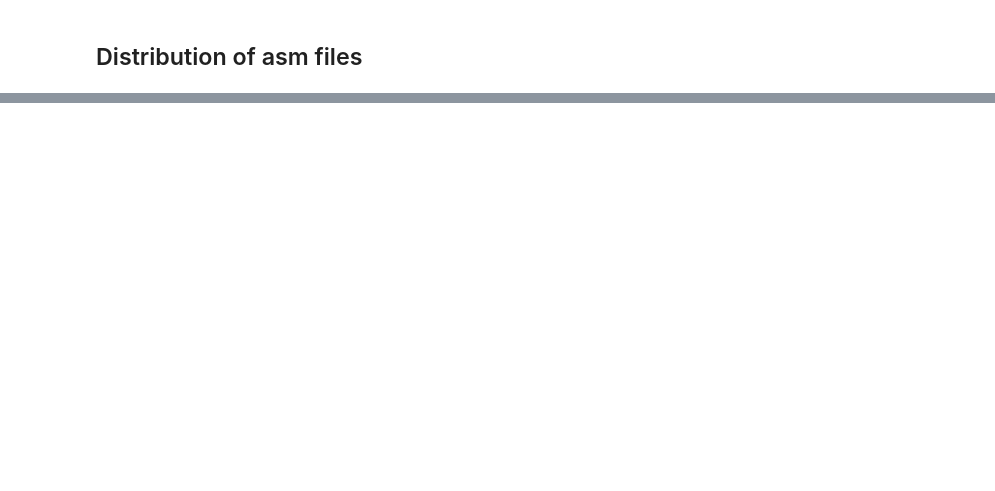
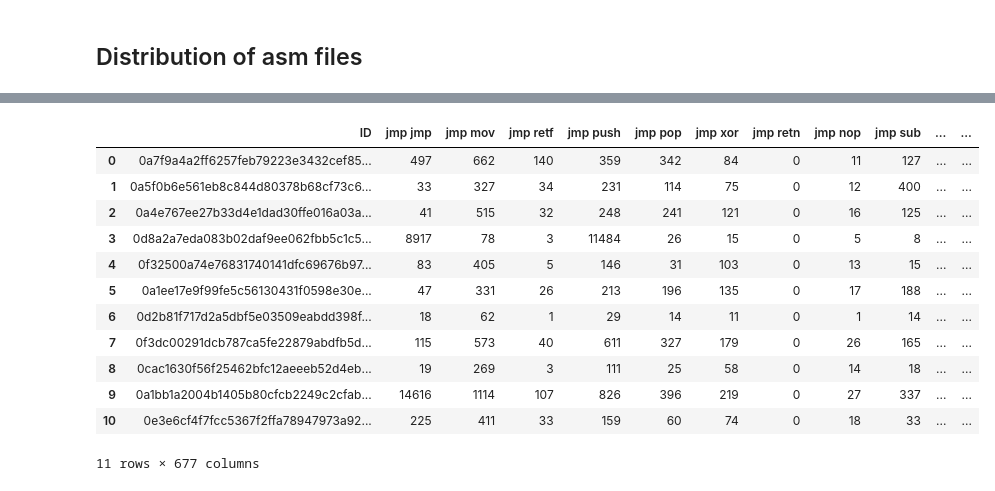
Before and after one commit to therawbit/Major-Project, a Jupyter notebook: Malware_Classification.ipynb, the cells around one changed output, grey strips where cells are left out. Drawn from its saved outputs; the diff is of its cells as text; code cells hidden in the pictures; blank space fills up the shorter version.

Commit message:
bigram and trigram feature extraction completed

```diff
--- a/Malware_Classification.ipynb
+++ b/Malware_Classification.ipynb
@@ -221,0 +305,10 @@ NameError: name 'normalize' is not defined
+# %%
+def calculate_bigram(bigram_tokens):
+    sentence=""
+    vocabulary_list_for_byte_bigrams=[]
+    for i in tqdm(range(len(bigram_tokens))):
+        for j in range(len(bigram_tokens)):
+            bigram=bigram_tokens[i]+" "+bigram_tokens[j]
+            sentence=sentence+bigram+","
+            vocabulary_list_for_byte_bigrams.append(bigram)
+    return vocabulary_list_for_byte_bigrams
@@ -221,0 +395,70 @@ NameError: name 'normalize' is not defined
+# %%
+vectorizer_opcode = CountVectorizer(
+    tokenizer=lambda x: x.split(),
+    lowercase=False,
+    ngram_range=(2, 2),
+    vocabulary=opcodes_asm__bigram_vocabulary,
+)  # Noting, without "tokenizer=lambda x: x.split()", "??" would not get vectorized correctly
+
+file_list_opcode = os.listdir(root_path + "opcodes_asm_files")
+
+opcode_features = vectorizer_opcode.get_feature_names_out()
+opcode_features=np.insert(opcode_features,0,'ID')
+
+opcodes_asm_bigram_df = pd.DataFrame(columns=opcode_features)
+
+with open(
+    root_path + "featurization/opcodes_asm_bigram_df.csv", mode="w"
+) as opcodes_asm_bigram_df:
+
+    opcodes_asm_bigram_df.write(",".join(map(str, opcode_features)))
+
+    opcodes_asm_bigram_df.write("\n")
+
+    for _, this_asm_file in tqdm(enumerate(file_list_opcode)):
+
+        this_file_id = this_asm_file.split("_")[0]  # ID of each this_asm_file
+
+        this_asm_file = open(root_path + "opcodes_asm_files/" + this_asm_file)
+
+        corpus_opcodes_from_this_asm_file = [
+            this_asm_file.read().replace("\n", " ").lower()
+        ]  # Variable to hold all opcodes for a given this_asm_file
+
+        bigrams_opcodes_asm = vectorizer_opcode.transform(
+            corpus_opcodes_from_this_asm_file
+        )  # Returning a sparse vector holding all bigram counts from corpus_opcodes_from_this_asm_file
+
+        # Update each row of the dataframe with the bigram counts of the respective this_asm_file
+        # And return a dense ndarray representation of this matrix. Because,
+        # CountVectorizer produces a sparse representation of the counts using scipy.sparse.csr_matrix
+        row = scipy.sparse.csr_matrix(bigrams_opcodes_asm).toarray()
+
+        opcodes_asm_bigram_df.write(
+            ",".join(map(str, [this_file_id] + list(row[0])))
+        )  # Write a single row in the CSV this_asm_file
+
+        opcodes_asm_bigram_df.write("\n")
+
+        this_asm_file.close()
+
+
+opcodes_asm_bigram_df = pd.read_csv(
+    root_path + "featurization/opcodes_asm_bigram_df.csv"
+)
+
+opcodes_asm_bigram_df
+# %% [output]
+|  | ID | jmp jmp | jmp mov | jmp retf | jmp push | jmp pop | jmp xor | jmp retn | jmp nop | jmp sub | ... | ... |
+| 0 | 0a7f9a4a2ff6257feb79223e3432cef85... | 497 | 662 | 140 | 359 | 342 | 84 | 0 | 11 | 127 | ... | ... |
+| 1 | 0a5f0b6e561eb8c844d80378b68cf73c6... | 33 | 327 | 34 | 231 | 114 | 75 | 0 | 12 | 400 | ... | ... |
+| 2 | 0a4e767ee27b33d4e1dad30ffe016a03a... | 41 | 515 | 32 | 248 | 241 | 121 | 0 | 16 | 125 | ... | ... |
+| 3 | 0d8a2a7eda083b02daf9ee062fbb5c1c5... | 8917 | 78 | 3 | 11484 | 26 | 15 | 0 | 5 | 8 | ... | ... |
+| 4 | 0f32500a74e76831740141dfc69676b97... | 83 | 405 | 5 | 146 | 31 | 103 | 0 | 13 | 15 | ... | ... |
+| 5 | 0a1ee17e9f99fe5c56130431f0598e30e... | 47 | 331 | 26 | 213 | 196 | 135 | 0 | 17 | 188 | ... | ... |
+| 6 | 0d2b81f717d2a5dbf5e03509eabdd398f... | 18 | 62 | 1 | 29 | 14 | 11 | 0 | 1 | 14 | ... | ... |
+| 7 | 0f3dc00291dcb787ca5fe22879abdfb5d... | 115 | 573 | 40 | 611 | 327 | 179 | 0 | 26 | 165 | ... | ... |
+| 8 | 0cac1630f56f25462bfc12aeeeb52d4eb... | 19 | 269 | 3 | 111 | 25 | 58 | 0 | 14 | 18 | ... | ... |
+| 9 | 0a1bb1a2004b1405b80cfcb2249c2cfab... | 14616 | 1114 | 107 | 826 | 396 | 219 | 0 | 27 | 337 | ... | ... |
+| 10 | 0e3e6cf4f7fcc5367f2ffa78947973a92... | 225 | 411 | 33 | 159 | 60 | 74 | 0 | 18 | 33 | ... | ... |
+11 rows × 677 columns
```
Also changed, not shown: parts of 29 cells of this notebook, 1 other file.
